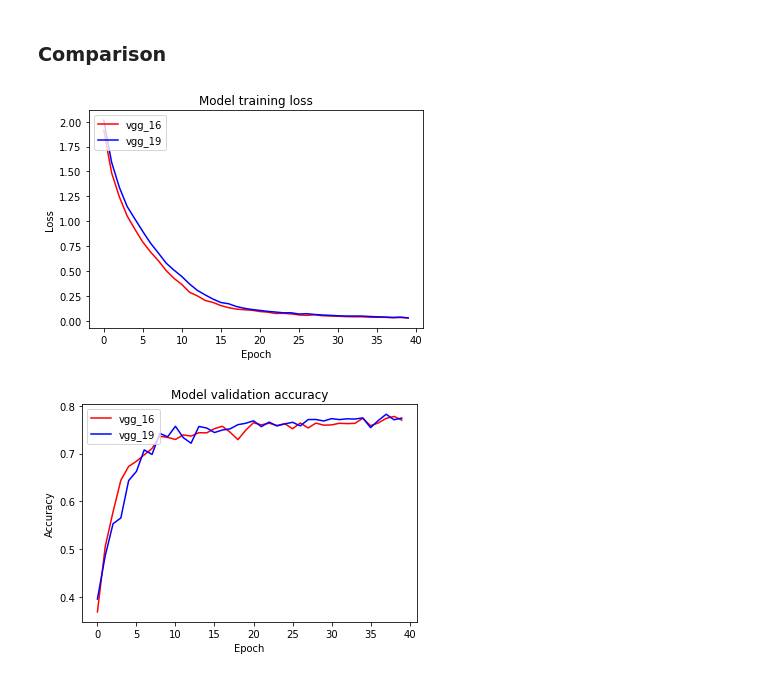
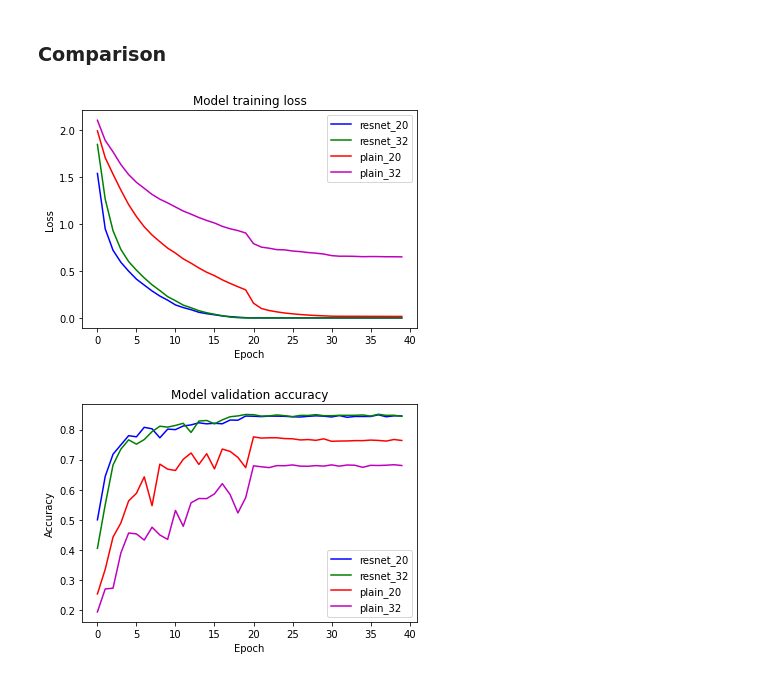
Before and after one commit to JaeHeee/Paper_Review, a Jupyter notebook: code/CNN/ResNet.ipynb, the cells around one changed output. Drawn from its saved outputs; the diff is of its cells as text; code cells hidden in the pictures.

```diff
--- a/code/CNN/ResNet.ipynb
+++ b/code/CNN/ResNet.ipynb
@@ -417,17 +380,24 @@ Epoch 40/40
 # %%
-resnet_50.compile(
+resnet_32 = build_resnet(num_cnn_list = [10, 10, 10],
+                         channel_list=[16, 32, 64],
+                         is_50=False,
+                         cifar_10=True,
+                         name='ResNet_32')
+
+resnet_32.compile(
     loss='sparse_categorical_crossentropy',
-    optimizer=tf.keras.optimizers.SGD(lr=0.01, momentum=0.9, clipnorm=1.),
+    optimizer=tf.keras.optimizers.SGD(lr=0.1, decay=1e-4, momentum=0.9, clipnorm=1.),
     metrics=['accuracy'],
 )
 
-history_50 = vgg_50.fit(
+history_32 = resnet_32.fit(
     ds_train,
     steps_per_epoch=int(ds_info.splits['train'].num_examples/BATCH_SIZE),
     validation_steps=int(ds_info.splits['test'].num_examples/BATCH_SIZE),
     epochs=EPOCH,
     validation_data=ds_test,
     verbose=1,
+    callbacks=[lr_scheduler],
     use_multiprocessing=True,
 )
 # %% [output]
@@ -452,0 +462,23 @@ Epoch 40/40
+# %%
+plain_32 = build_plain(num_cnn_list=[10, 10, 10],
+                       channel_list=[16, 32, 64],
+                       is_50=False,
+                       cifar_10=True,
+                       name='Plain_32')
+
+plain_32.compile(
+    loss='sparse_categorical_crossentropy',
+    optimizer=tf.keras.optimizers.SGD(lr=0.1, decay=1e-4, momentum=0.9, clipnorm=1.),
+    metrics=['accuracy'],
+)
+
+history_plain_32 = plain_32.fit(
+    ds_train,
+    steps_per_epoch=int(ds_info.splits['train'].num_examples/BATCH_SIZE),
+    validation_steps=int(ds_info.splits['test'].num_examples/BATCH_SIZE),
+    epochs=EPOCH,
+    validation_data=ds_test,
+    verbose=1,
+    callbacks=[lr_scheduler],
+    use_multiprocessing=True,
+)
@@ -453,22 +503,26 @@ Epoch 40/40
 # %% [markdown]
 ### Comparison
 # %%
-plt.plot(history_16.history['loss'], 'r')
-plt.plot(history_19.history['loss'], 'b')
+plt.plot(history_20.history['loss'], 'b')
+plt.plot(history_32.history['loss'], 'g')
+plt.plot(history_plain_20.history['loss'], 'r')
+plt.plot(history_plain_32.history['loss'], 'm')
 plt.title('Model training loss')
 plt.ylabel('Loss')
 plt.xlabel('Epoch')
-plt.legend(['vgg_16', 'vgg_19'], loc='upper left')
+plt.legend(['resnet_20', 'resnet_32', 'plain_20', 'plain_32'], loc='upper right')
 plt.show()
 # %% [output]
-[figure, old version]
+[figure, new version]
 # %%
-plt.plot(history_16.history['val_accuracy'], 'r')
-plt.plot(history_19.history['val_accuracy'], 'b')
+plt.plot(history_20.history['val_accuracy'], 'b')
+plt.plot(history_32.history['val_accuracy'], 'g')
+plt.plot(history_plain_20.history['val_accuracy'], 'r')
+plt.plot(history_plain_32.history['val_accuracy'], 'm')
 plt.title('Model validation accuracy')
 plt.ylabel('Accuracy')
 plt.xlabel('Epoch')
-plt.legend(['vgg_16', 'vgg_19'], loc='upper left')
+plt.legend(['resnet_20', 'resnet_32', 'plain_20', 'plain_32'], loc='lower right')
 plt.show()
 # %% [output]
-[figure, old version]
+[figure, new version]
```
Also changed, not shown: parts of 28 cells of this notebook.
